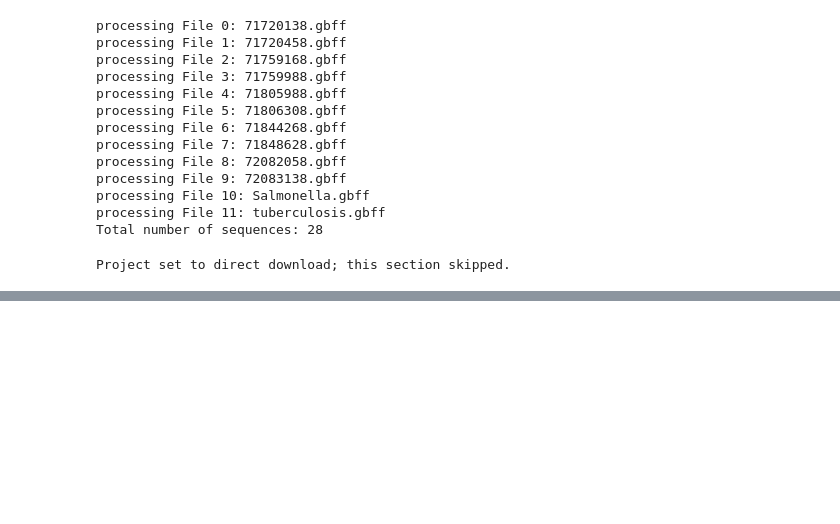
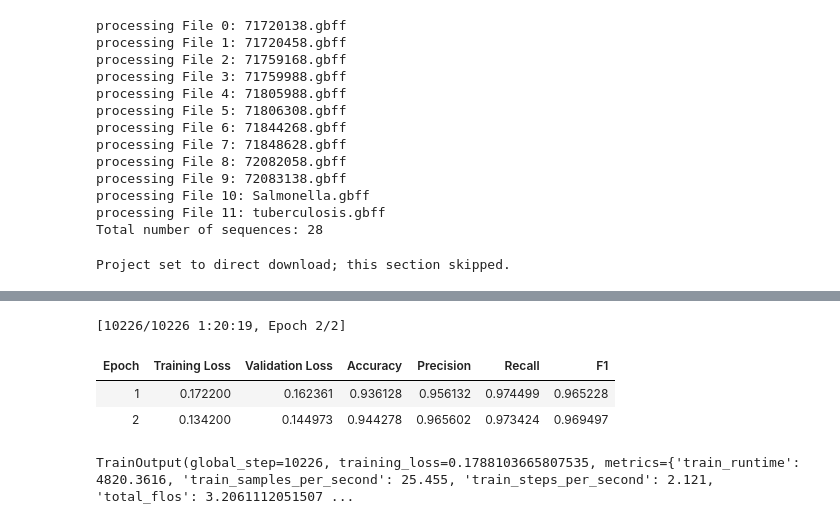
Before and after one commit to JustinMorera/Bacterial-Gene-Identification-ML-Model, a Jupyter notebook: Python/project.ipynb, the cells around one changed output, grey strips where cells are left out. Saved outputs shown, nothing was run; the diff lists cells and outputs as text; code cells hidden in the pictures; blank space fills up the shorter version.

```diff
--- a/Python/project.ipynb
+++ b/Python/project.ipynb
@@ -855,0 +1475,36 @@ ConfusionMatrixDisplay(confusion_matrix=confusionMatrix).plot()
+# %%
+# Define training arguments
+trainingArgsPresence = TrainingArguments(
+    output_dir="./dnabert-finetuned",
+    num_train_epochs=2,
+    per_device_train_batch_size=12,
+    per_device_eval_batch_size=4,
+    eval_strategy="epoch",
+    save_strategy="epoch",           # Save frequently in case of crashes, if "steps", eval_strat must also be "steps"
+    # save_steps=10000,                 # Save every 10000 steps
+    # save_total_limit=3,              # Keep only the 3 most recent checkpoints
+    logging_dir="./logs",
+    load_best_model_at_end=True,
+    metric_for_best_model="f1",
+    greater_is_better=True,
+    fp16=True
+)
+
+# Define Trainer
+trainerPresence = Trainer(
+    model=genePresenceModel,
+    args=trainingArgsPresence,
+    train_dataset=trainDatasetPresence,
+    eval_dataset=evalDatasetPresence,
+    tokenizer=tokenizer,
+    compute_metrics=computeMetricsPresence
+)
+
+# Train DNABert
+trainerPresence.train()
+# %% [output]
+[10226/10226 1:20:19, Epoch 2/2]
+| Epoch | Training Loss | Validation Loss | Accuracy | Precision | Recall | F1 |
+| 1 | 0.172200 | 0.162361 | 0.936128 | 0.956132 | 0.974499 | 0.965228 |
+| 2 | 0.134200 | 0.144973 | 0.944278 | 0.965602 | 0.973424 | 0.969497 |
+TrainOutput(global_step=10226, training_loss=0.1788103665807535, metrics={'train_runtime': 4820.3616, 'train_samples_per_second': 25.455, 'train_steps_per_second': 2.121, 'total_flos': 3.2061112051507 ...
```
Also changed, not shown: parts of 26 cells of this notebook, 1 other file.
